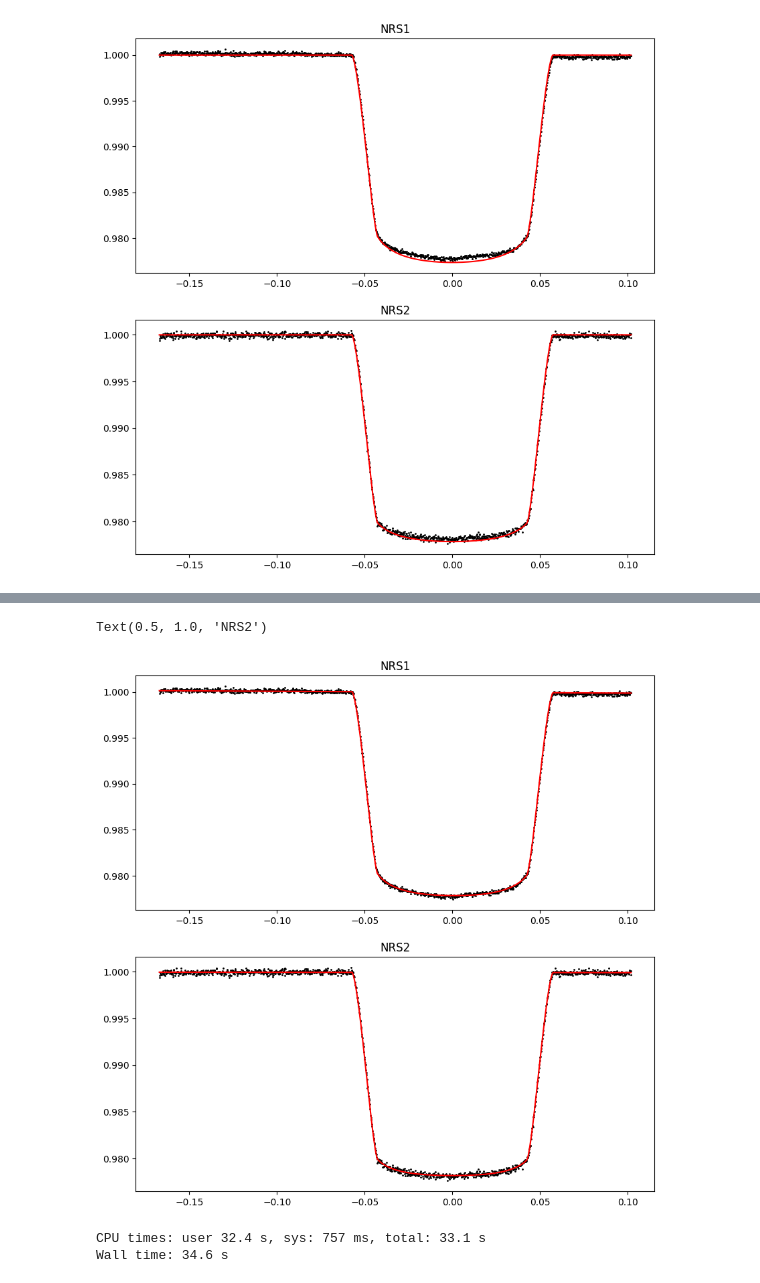
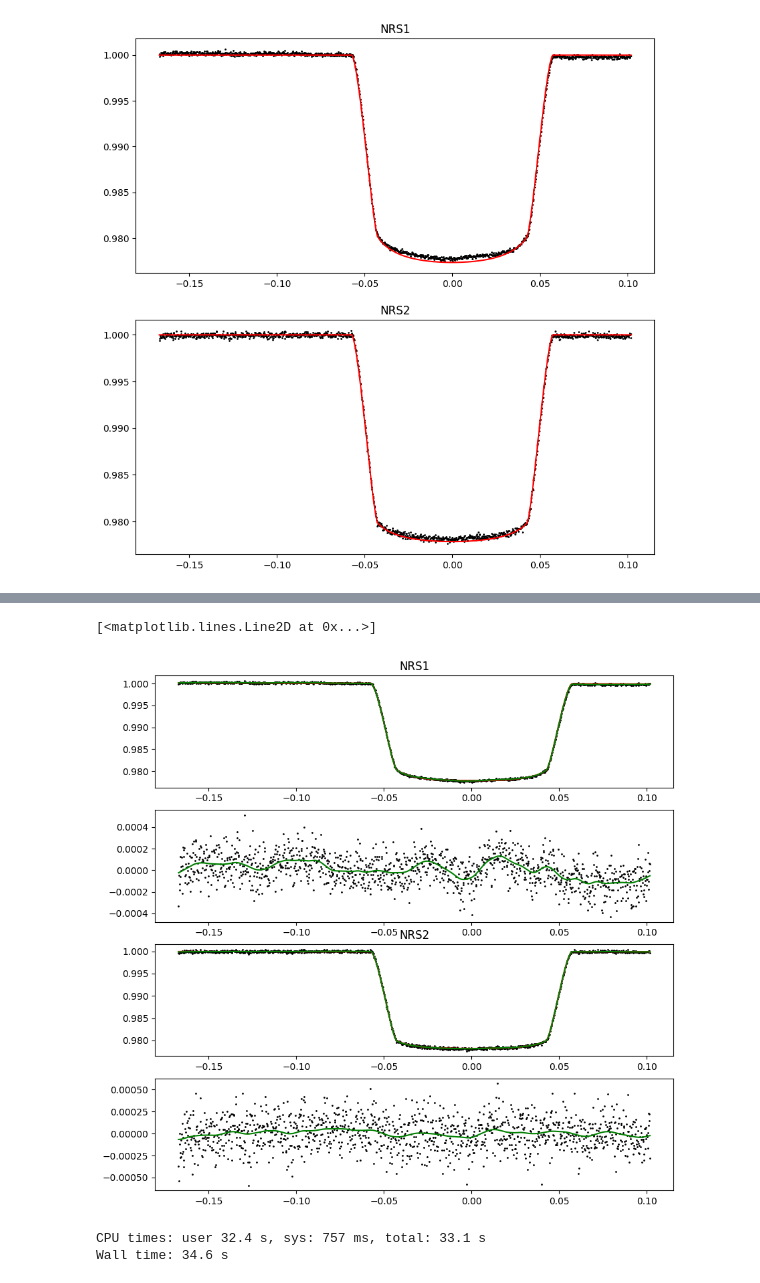
Before and after one commit to shashankdholakia/oblate-planets-paper, a Jupyter notebook: src/scripts/WASP107_NUTS.ipynb, the cells around one changed output, grey strips where cells are left out. Drawn from its saved outputs; the diff is of its cells as text; code cells hidden in the pictures.

```diff
--- a/src/scripts/WASP107_NUTS.ipynb
+++ b/src/scripts/WASP107_NUTS.ipynb
@@ -62,6 +65,12 @@ ax2.set_title("NRS2")
 # %% [output]
 Text(0.5, 1.0, 'NRS2')
 [figure]
+# %%
+def build_gp(t, diag, log_amp, log_ell, lc):
+    kernel = jnp.exp(2 * log_amp) * kernels.quasisep.Matern32(
+        jnp.exp(log_ell)
+    )
+    return GaussianProcess(kernel, t, diag=diag, mean=lc)
 # %%
 def model(t, yerr, y=None):
     yerr_nrs1, yerr_nrs2 = yerr
@@ -148,6 +174,10 @@ opt_init_params = {
     "nrs2_log_jitter": 0.0,
     "nrs1_slope": 0.0,
     "nrs2_slope": 0.0,
+    "nrs1_log_ell": jnp.log(0.02),
+    "nrs2_log_ell": jnp.log(0.02),
+    "nrs1_log_amp": jnp.log(0.002),
+    "nrs2_log_amp": jnp.log(0.002),
     "nrs1_intercept": 0.0,
     "nrs2_intercept": 0.0
 }
@@ -169,14 +201,22 @@ print(opt_params)
 # %%
-fig, (ax1, ax2) = plt.subplots(2,1,figsize=(10,10))
+fig, (ax1, ax3, ax2, ax4) = plt.subplots(4,1,figsize=(10,10))
 ax1.scatter(t,nsr_1_f,c='k',s=1)
 ax2.scatter(t,nrs_2_f,c='k',s=1)
 ax1.plot(t,opt_params['nrs1_light_curve'],c='r')
+ax1.plot(t,opt_params['nrs1_gp']+opt_params['nrs1_light_curve'],c='green')
 ax1.set_title("NRS1")
 ax2.plot(t,opt_params['nrs2_light_curve'],c='r')
+ax2.plot(t,opt_params['nrs2_gp']+opt_params['nrs2_light_curve'],c='green')
 ax2.set_title("NRS2")
+
+#plot residuals
+ax3.scatter(t,nsr_1_f-opt_params['nrs1_light_curve'],c='k',s=1)
+ax4.scatter(t,nrs_2_f-opt_params['nrs2_light_curve'],c='k',s=1)
+ax3.plot(t,opt_params['nrs1_gp'],c='green')
+ax4.plot(t,opt_params['nrs2_gp'],c='green')
 # %% [output]
-Text(0.5, 1.0, 'NRS2')
+[<matplotlib.lines.Line2D at 0x...>]
-[figure, old version]
+[figure, new version]
 # %%
 sampler = infer.MCMC(
     infer.NUTS(
```
Also changed, not shown: parts of 3 cells of this notebook.
